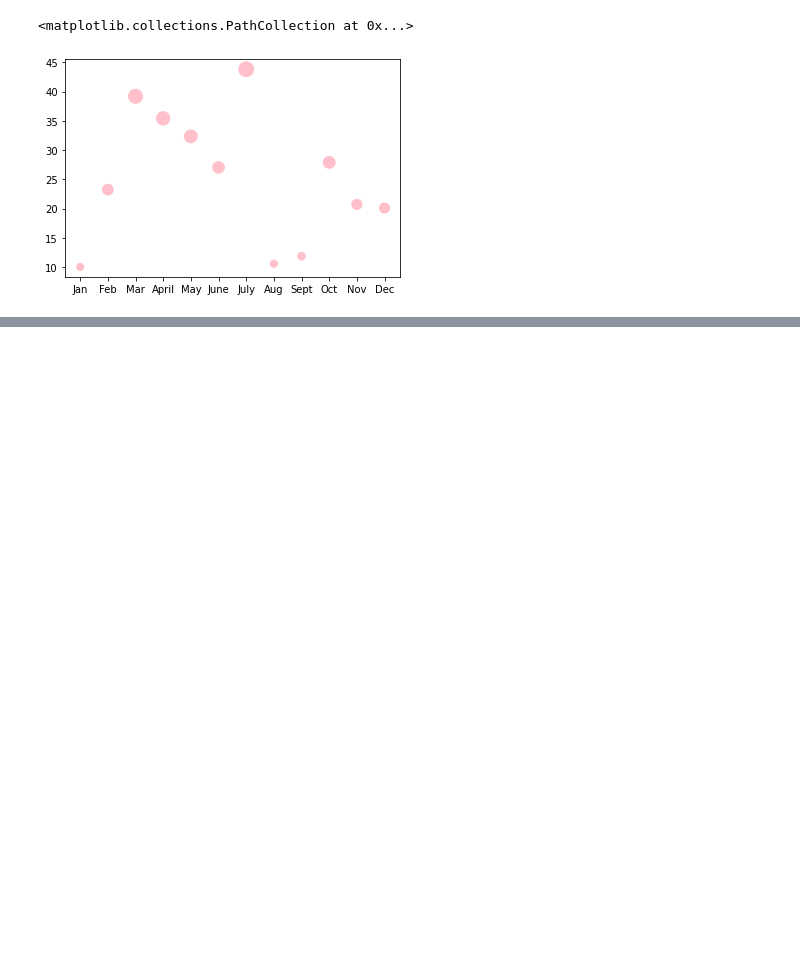
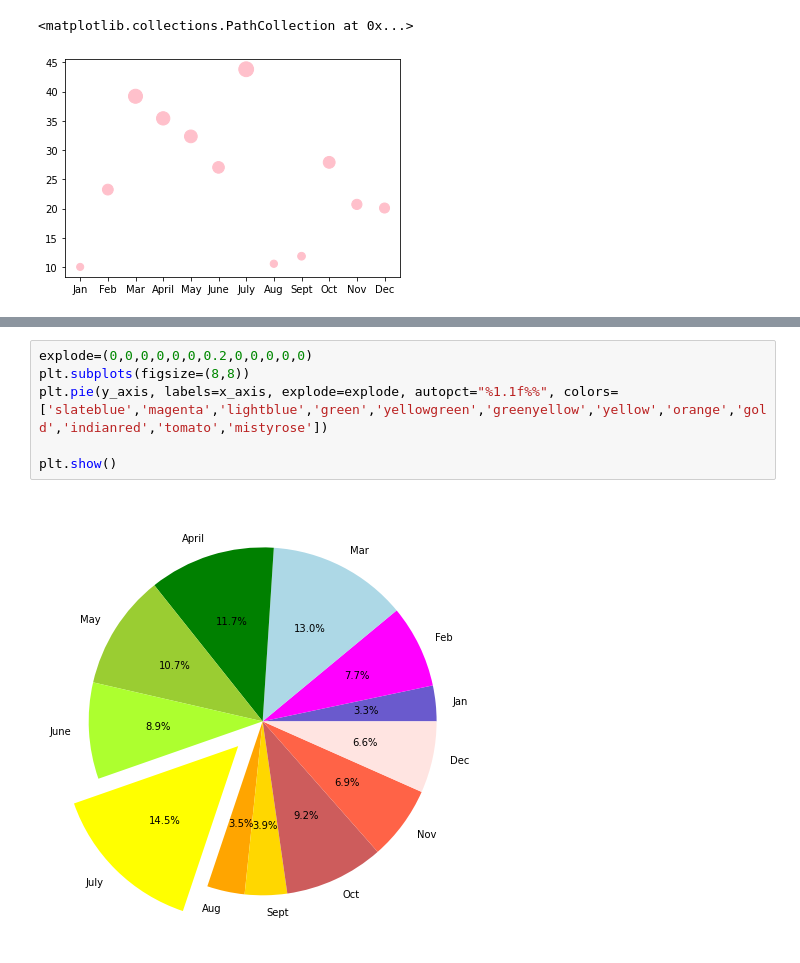
Before and after one commit to mackenziecoushayrichter/PyBer_Analysis, a Jupyter notebook: matplotlib_practice.ipynb, the cells around one changed output, grey strips where cells are left out. Saved outputs shown, nothing was run; the diff lists cells and outputs as text; blank space fills up the shorter version.

```diff
--- a/matplotlib_practice.ipynb
+++ b/matplotlib_practice.ipynb
@@ -271,0 +278,8 @@ ax.scatter(x_axis,y_axis,color="Pink", s =[i * 5 for i in y_axis])
+# %%
+explode=(0,0,0,0,0,0,0.2,0,0,0,0,0)
+plt.subplots(figsize=(8,8))
+plt.pie(y_axis, labels=x_axis, explode=explode, autopct="%1.1f%%", colors=['slateblue','magenta','lightblue','green','yellowgreen','greenyellow','yellow','orange','gold','indianred','tomato','mistyrose'])
+
+plt.show()
+# %% [output]
+[figure, added]
```
Also changed, not shown: parts of 2 cells of this notebook.
